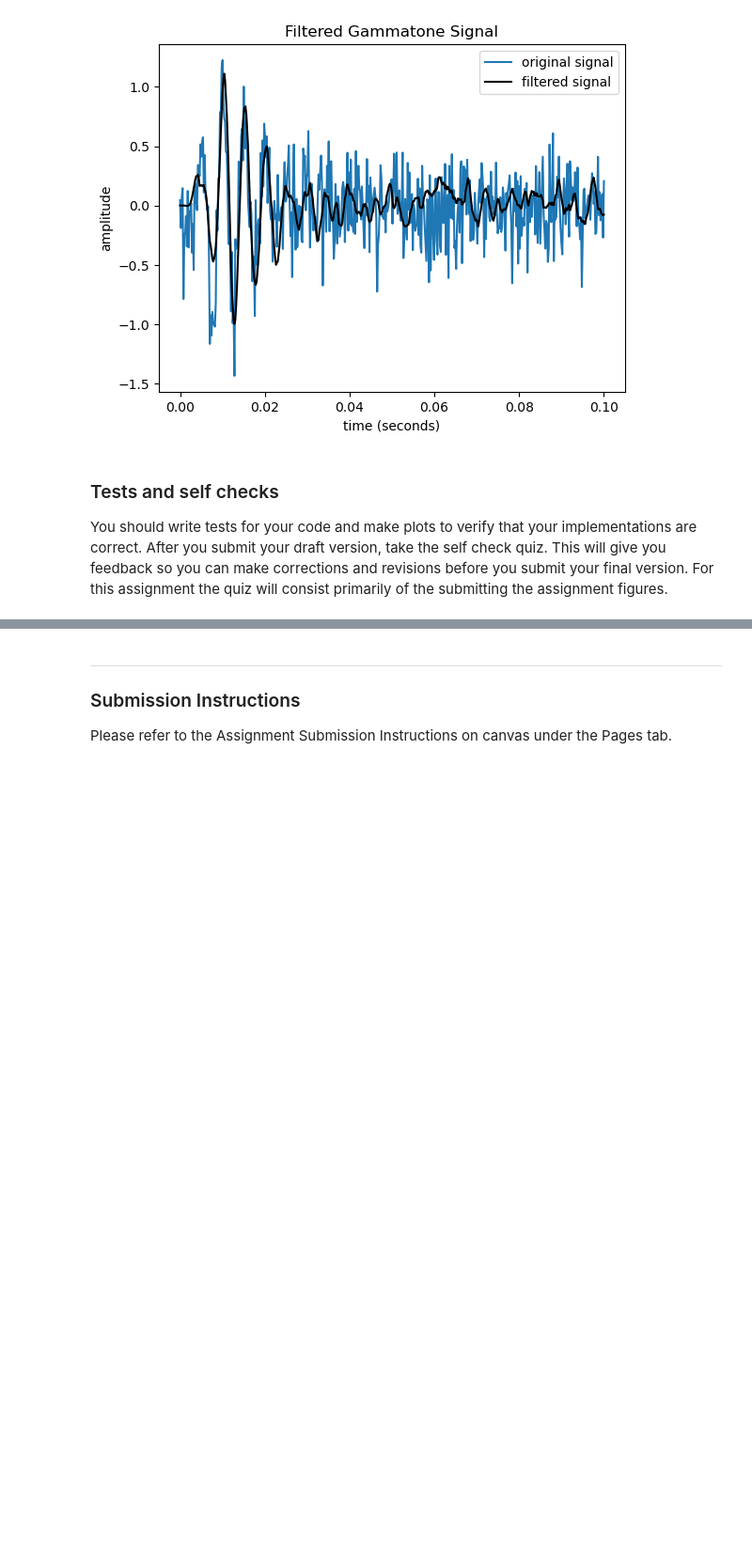
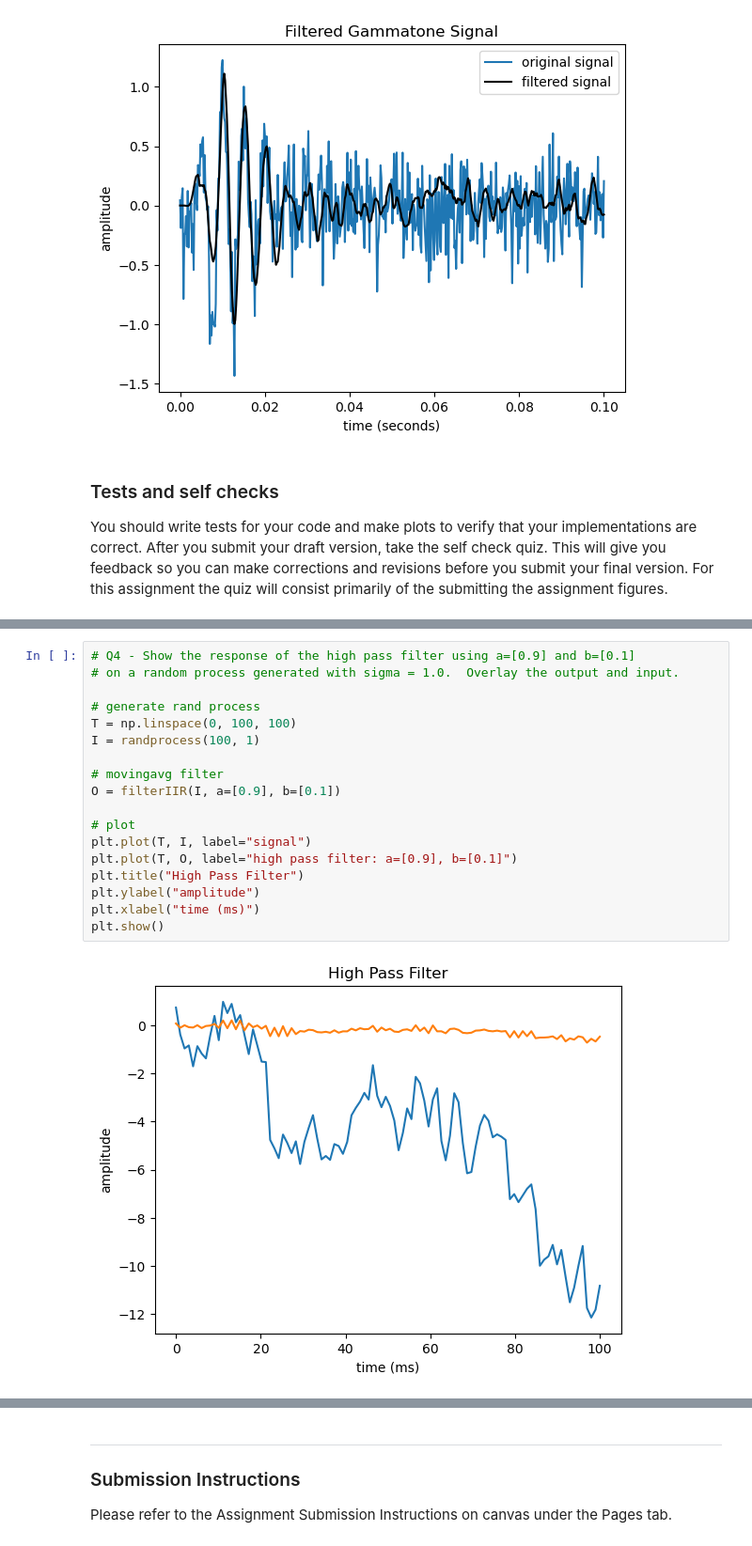
Before and after one commit to sakinkirti/CSDS364, a Jupyter notebook: A3b/A3b-sak207.ipynb, the cells around one changed output, grey strips where cells are left out. Shown at 94% size. Drawn from its saved outputs; the diff is of its cells as text; blank space fills up the shorter version.

```diff
--- a/A3b/A3b-sak207.ipynb
+++ b/A3b/A3b-sak207.ipynb
@@ -749,0 +771,20 @@ You should write tests for your code and make plots to verify that your implemen
+# %%
+# Q4 - Show the response of the high pass filter using a=[0.9] and b=[0.1]
+# on a random process generated with sigma = 1.0.  Overlay the output and input.
+
+# generate rand process
+T = np.linspace(0, 100, 100)
+I = randprocess(100, 1)
+
+# movingavg filter
+O = filterIIR(I, a=[0.9], b=[0.1])
+
+# plot
+plt.plot(T, I, label="signal")
+plt.plot(T, O, label="high pass filter: a=[0.9], b=[0.1]")
+plt.title("High Pass Filter")
+plt.ylabel("amplitude")
+plt.xlabel("time (ms)")
+plt.show()
+# %% [output]
+[figure, added]
```
Also changed, not shown: parts of 9 cells of this notebook, 1 other file.
